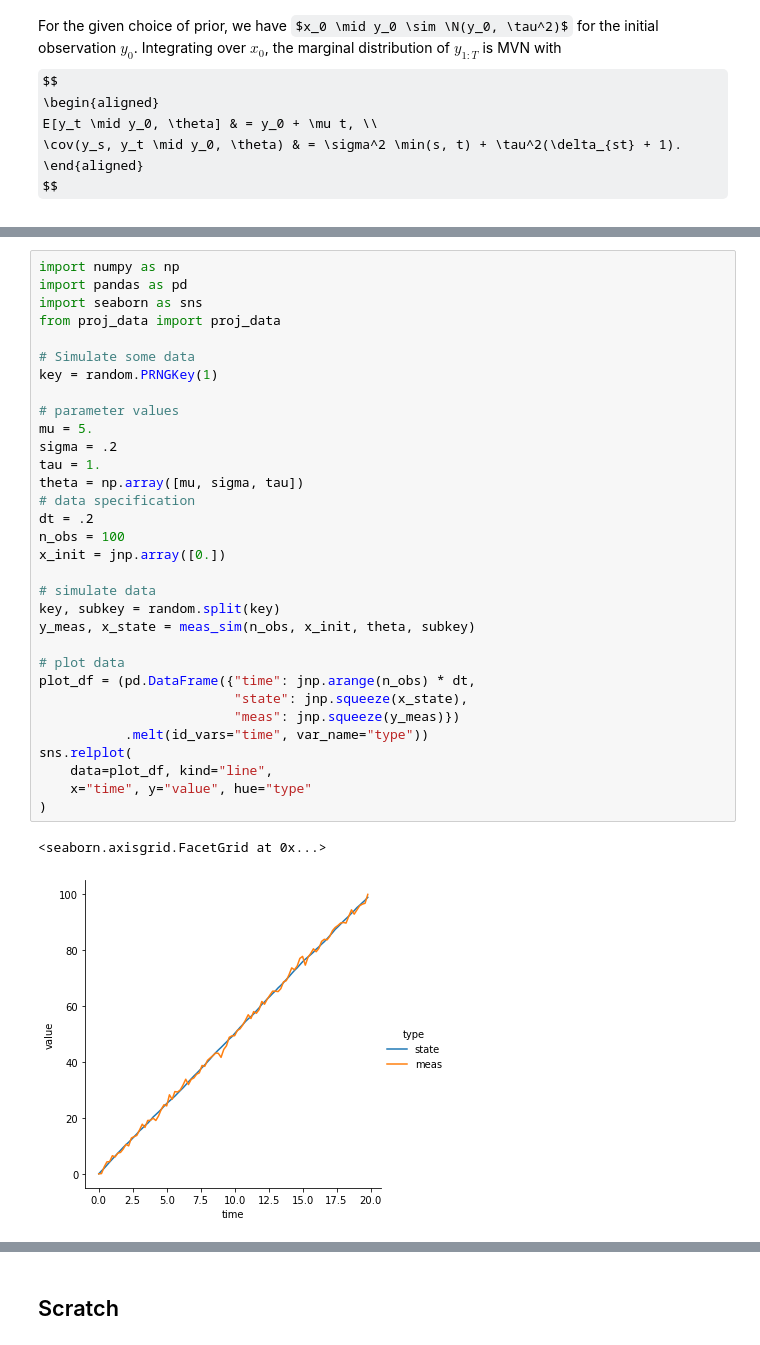
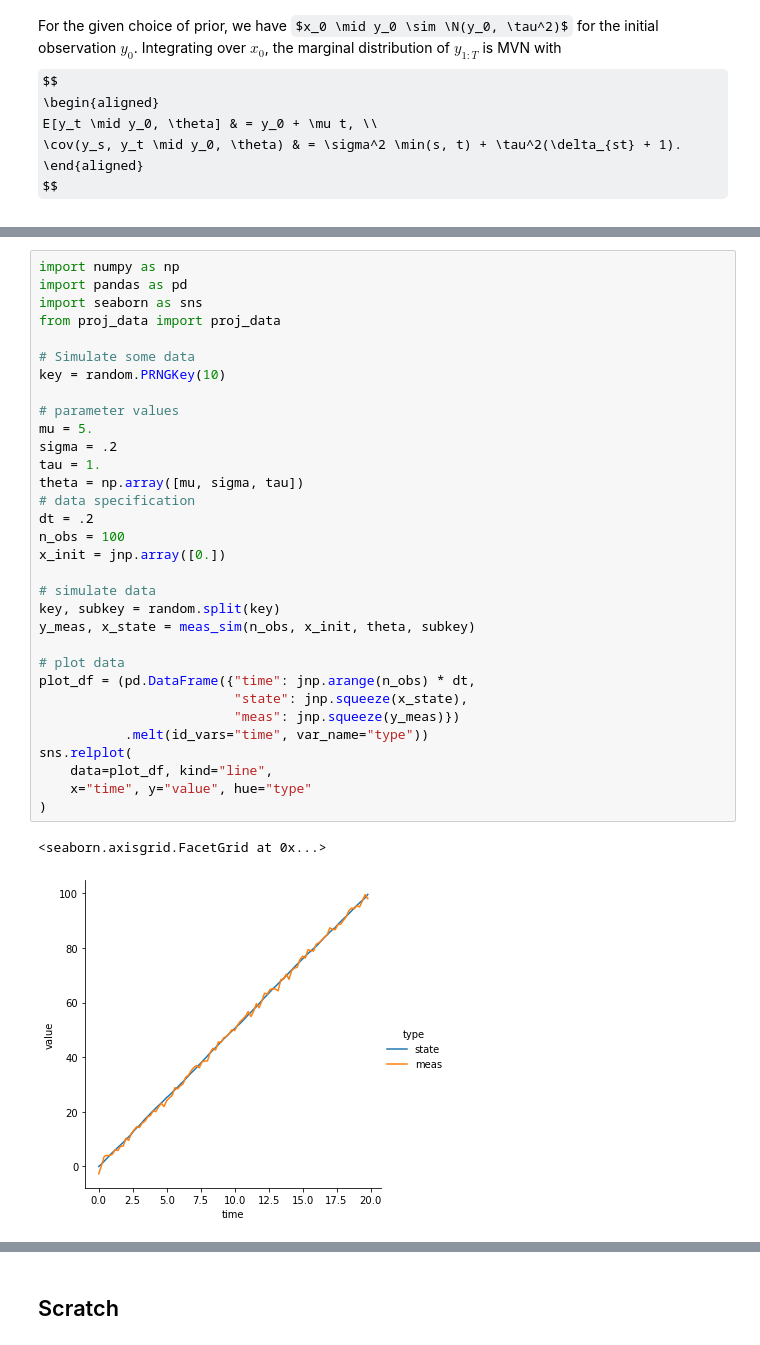
Before and after one commit to mlysy/pfjax, a Jupyter notebook: pfjax.ipynb, the cells around one changed output, grey strips where cells are left out. Drawn from its saved outputs; the diff is of its cells as text; some formulas as TeX source.

```diff
--- a/pfjax.ipynb
+++ b/pfjax.ipynb
@@ -185,35 +203,35 @@ import pandas as pd
 import seaborn as sns
 from proj_data import proj_data
 
 # Simulate some data
-key = random.PRNGKey(1)
+key = random.PRNGKey(10)
 
 # parameter values
 mu = 5.
 sigma = .2
 tau = 1.
 theta = np.array([mu, sigma, tau])
 # data specification
 dt = .2
 n_obs = 100
 x_init = jnp.array([0.])
 
 # simulate data
 key, subkey = random.split(key)
 y_meas, x_state = meas_sim(n_obs, x_init, theta, subkey)
 
 # plot data
 plot_df = (pd.DataFrame({"time": jnp.arange(n_obs) * dt,
                          "state": jnp.squeeze(x_state),
                          "meas": jnp.squeeze(y_meas)})
            .melt(id_vars="time", var_name="type"))
 sns.relplot(
     data=plot_df, kind="line",
     x="time", y="value", hue="type"
 )
 # %% [output]
 <seaborn.axisgrid.FacetGrid at 0x...>
-[figure, old version]
+[figure, new version]
 # %%
 # plot exact likelihood
 theta_lims = np.array([[3., 8.], [.1, .5], [.5, 2]])
```
Also changed, not shown: parts of 10 cells of this notebook, 8 other files.
